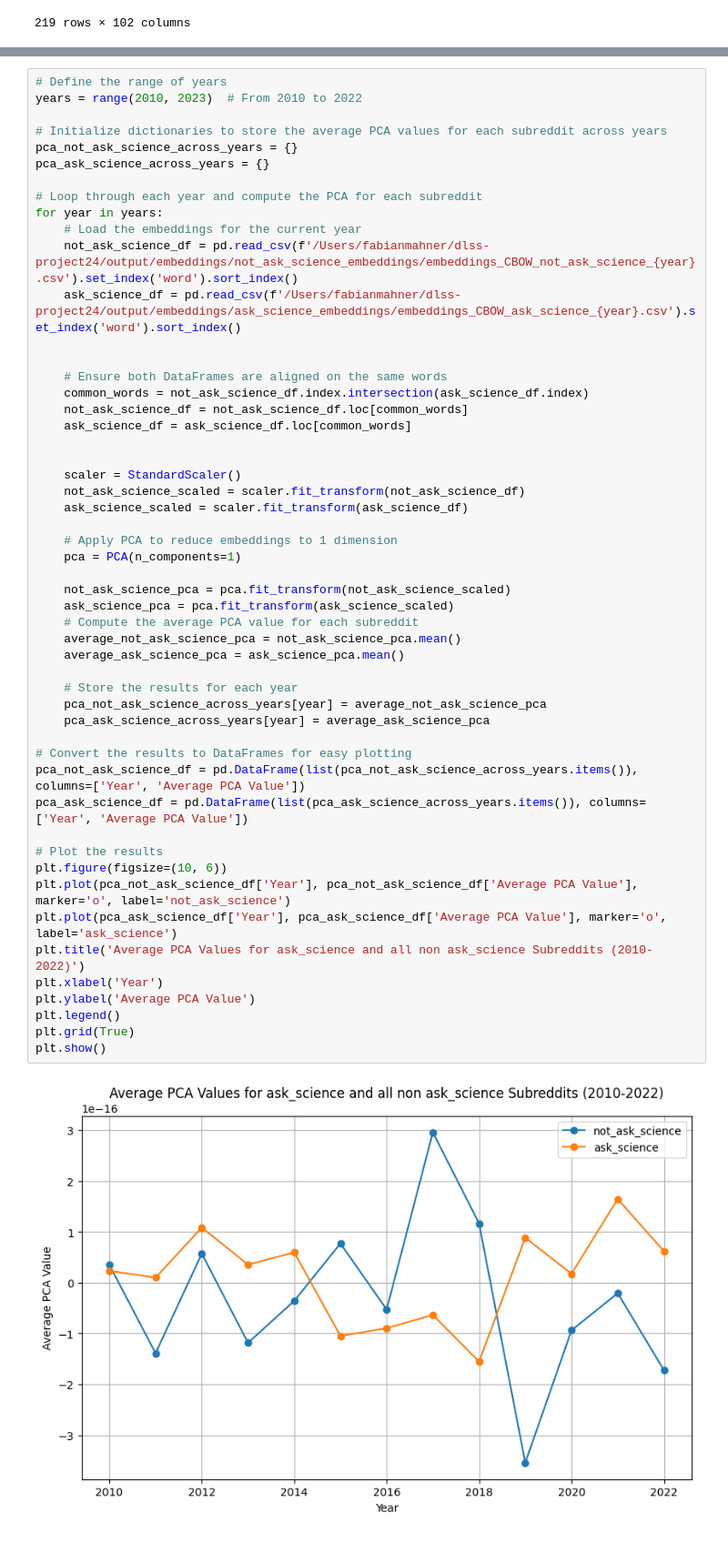
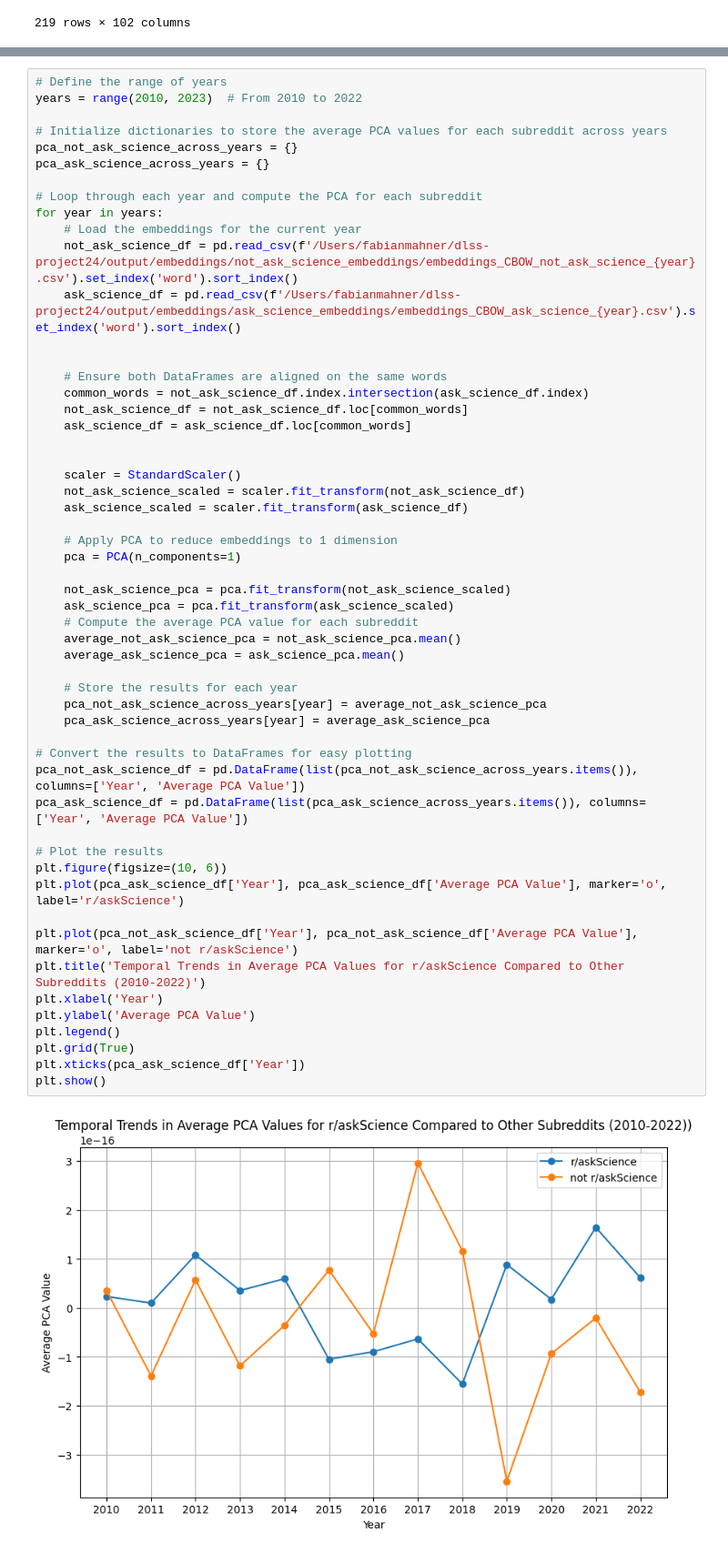
Before and after one commit to tobiaswtzl/dlss-project24, a Jupyter notebook: code/2. Deep Learning Model/SemSim_subreddits.ipynb, the cells around one changed output, grey strips where cells are left out. Shown at 91% size. Saved outputs shown, nothing was run; the diff lists cells and outputs as text.

```diff
--- a/code/2. Deep Learning Model/SemSim_subreddits.ipynb
+++ b/code/2. Deep Learning Model/SemSim_subreddits.ipynb
@@ -708,34 +708,36 @@ for year in years:
 
     scaler = StandardScaler()
     not_ask_science_scaled = scaler.fit_transform(not_ask_science_df)
     ask_science_scaled = scaler.fit_transform(ask_science_df)
 
     # Apply PCA to reduce embeddings to 1 dimension
     pca = PCA(n_components=1)
 
     not_ask_science_pca = pca.fit_transform(not_ask_science_scaled)
     ask_science_pca = pca.fit_transform(ask_science_scaled)
     # Compute the average PCA value for each subreddit
     average_not_ask_science_pca = not_ask_science_pca.mean()
     average_ask_science_pca = ask_science_pca.mean()
 
     # Store the results for each year
     pca_not_ask_science_across_years[year] = average_not_ask_science_pca
     pca_ask_science_across_years[year] = average_ask_science_pca
 
 # Convert the results to DataFrames for easy plotting
 pca_not_ask_science_df = pd.DataFrame(list(pca_not_ask_science_across_years.items()), columns=['Year', 'Average PCA Value'])
 pca_ask_science_df = pd.DataFrame(list(pca_ask_science_across_years.items()), columns=['Year', 'Average PCA Value'])
 
 # Plot the results
 plt.figure(figsize=(10, 6))
-plt.plot(pca_not_ask_science_df['Year'], pca_not_ask_science_df['Average PCA Value'], marker='o', label='not_ask_science')
-plt.plot(pca_ask_science_df['Year'], pca_ask_science_df['Average PCA Value'], marker='o', label='ask_science')
-plt.title('Average PCA Values for ask_science and all non ask_science Subreddits (2010-2022)')
+plt.plot(pca_ask_science_df['Year'], pca_ask_science_df['Average PCA Value'], marker='o', label='r/askScience')
+
+plt.plot(pca_not_ask_science_df['Year'], pca_not_ask_science_df['Average PCA Value'], marker='o', label='not r/askScience')
+plt.title('Temporal Trends in Average PCA Values for r/askScience Compared to Other Subreddits (2010-2022)')
 plt.xlabel('Year')
 plt.ylabel('Average PCA Value')
 plt.legend()
 plt.grid(True)
+plt.xticks(pca_ask_science_df['Year'])
 plt.show()
 # %% [output]
-[figure, old version]
+[figure, new version]
```
